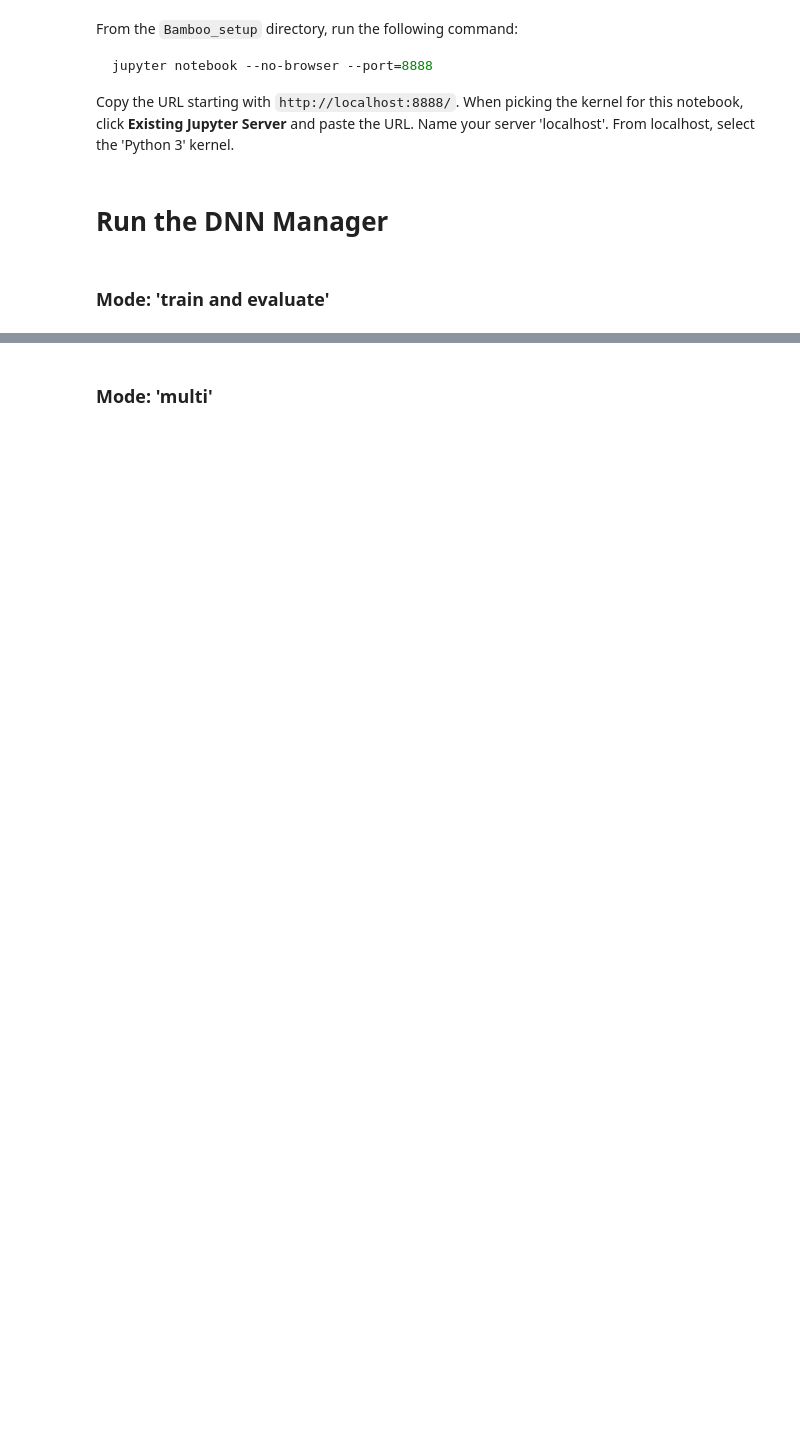
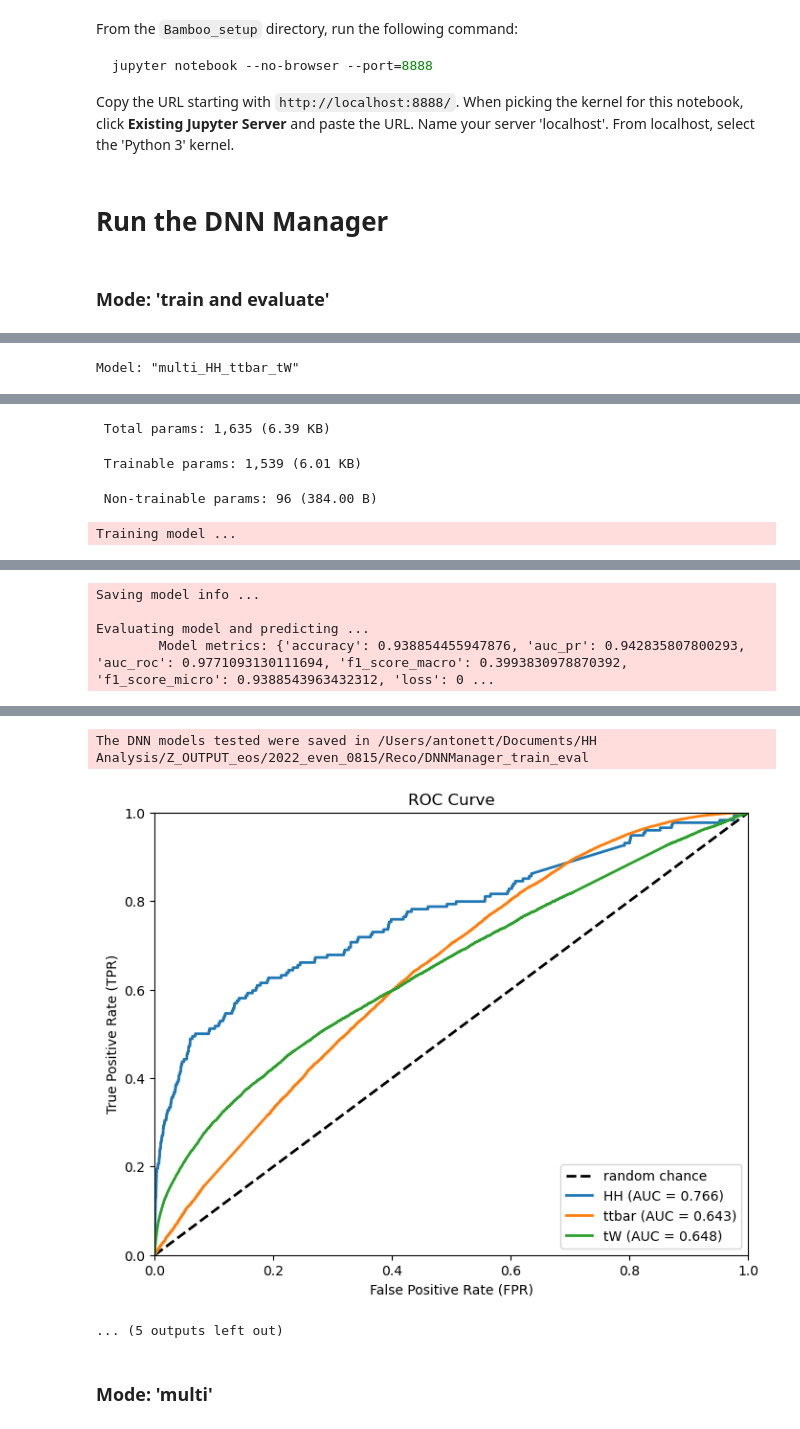
Before and after one commit to antonettprado/hh, a Jupyter notebook: Bamboo_setup/src/post_processing/NN/notebooks/Run_automated.ipynb, the cells around one changed output, grey strips where cells are left out. Cells and saved outputs as stored; diff of their text form; code cells hidden in the pictures; blank space fills up the shorter version.

```diff
--- a/Bamboo_setup/src/post_processing/NN/notebooks/Run_automated.ipynb
+++ b/Bamboo_setup/src/post_processing/NN/notebooks/Run_automated.ipynb
@@ -10,9 +10,13 @@ From localhost, select the 'Python 3' kernel.
 # %%
 import sys
 from pathlib import Path
-BAMBOO_SETUP = Path.cwd()
+NOTEBOOKS = Path.cwd()                          # <-- Edit as needed
+NN_POSTPROCESSING = NOTEBOOKS.parents[0]        # <-- Edit as needed
+BAMBOO_SETUP = NOTEBOOKS.parents[3]             # <-- Edit as needed
+Z_OUTPUT_eos = Path('/Users/antonett/Documents/HH Analysis/Z_OUTPUT_eos')   # <-- Edit as needed
 sys.path.append(str((BAMBOO_SETUP/'src').resolve()))
 import pandas as pd
 pd.set_option('display.max_columns', None)  # Display all columns
 pd.set_option('display.width', 1000)  # Set a larger width to fit the editor window
 # pd.set_option('display.max_colwidth', None)  # Allow columns to be fully displayed
+%load_ext autoreload
@@ -23,11 +29,12 @@ pd.set_option('display.width', 1000)  # Set a larger width to fit the editor win
 # %%
 from post_processing.NN.DNNManager import DNNManager
 mngr = DNNManager(
-    workdir='/eos/user/a/anunezde/Z_OUTPUT_eos/2022_even_1013/Reco',    # EDIT AS NECESSARY
+    workdir=Z_OUTPUT_eos/'2022_even_0815/Reco',    # EDIT AS NECESSARY
     sel_name='SL_res_2b_x',                                             # EDIT AS NECESSARY
     models_yml='config/NN_quick_run.yml',                               # EDIT AS NECESSARY
-    total_inputs='input/vars40.txt',    # Optional: If unused: all branches will be uploaded in DataHandler.load_data()
-    DNNManagerdir='DNNManager_test'         # Optional: Default is 'Neural_Nets_{sel_name}'
+    # total_inputs='input/vars40.txt',        # Optional: If unused: all branches will be uploaded in DataHandler.load_data()
+    DNNManagerdir='DNNManager_train_eval'         # Optional: Default is 'Neural_Nets_{sel_name}'
 )
 mngr.set_mode(mode = 'train_eval', rank_features=False)
 mngr.Run()
+# %% [output]
@@ -33,0 +58 @@ mngr.Run()
+Model: "multi_HH_ttbar_tW"
@@ -33,0 +76,4 @@ mngr.Run()
+ Total params: 1,635 (6.39 KB)
+ Trainable params: 1,539 (6.01 KB)
+ Non-trainable params: 96 (384.00 B)
+Training model ...
@@ -33,0 +90,4 @@ mngr.Run()
+Saving model info ...
+
+Evaluating model and predicting ...
+        Model metrics: {'accuracy': 0.938854455947876, 'auc_pr': 0.942835807800293, 'auc_roc': 0.9771093130111694, 'f1_score_macro': 0.3993830978870392, 'f1_score_micro': 0.9388543963432312, 'loss': 0 ...
@@ -34,3 +95,6 @@ mngr.Run()
+The DNN models tested were saved in /Users/antonett/Documents/HH Analysis/Z_OUTPUT_eos/2022_even_0815/Reco/DNNManager_train_eval
+[figure, added]
+... (5 outputs left out)
 # %% [markdown]
 ### Mode: 'multi'
 # %%
```
Also changed, not shown: parts of 3 cells of this notebook, 11 other files.
